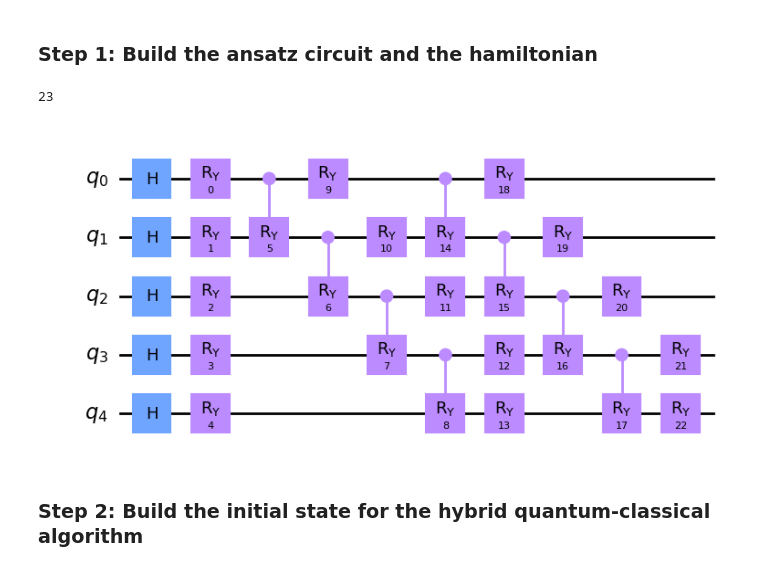
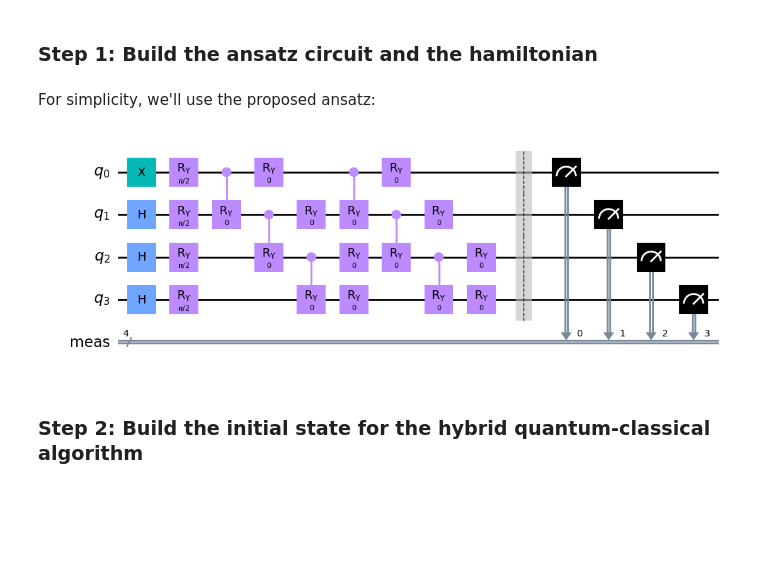
Before and after one commit to FelixXu35/Qisikit_Hackathon_BCN, a Jupyter notebook: Moodys_challenge_submission.ipynb, the cells around one changed output. Saved outputs shown, nothing was run; the diff lists cells and outputs as text; code cells hidden in the pictures; blank space fills up the shorter version.

```diff
--- a/Moodys_challenge_submission.ipynb
+++ b/Moodys_challenge_submission.ipynb
@@ -11,47 +44,16 @@ from qiskit import QuantumCircuit
 # %% [markdown]
 ### **Step 1**: Build the ansatz circuit and the hamiltonian
-# %%
-# define the varitional form
-def var_form(params, n_qubits, rep):
-    """
-        params are the trainable parameters
-        n_qubits is the number of qubits in the ansatz
-        rep is the repetation of the controlled-RY group
-    """
-    # giving exceptions
-    if len(params) != n_qubits + rep*(2*n_qubits-1):
-        raise Exception("the number of parameters doesn't match")
-    if n_qubits < 2:
-        raise Exception("not enought qubits to build the ansatz")
-    if rep < 1:
-        raise Exception("the repetation must be at least 1")
-    if type(n_qubits) != int:
-        raise Exception("the number of qubits must be an integar")
-    if type(rep) != int:
-        raise Exception("the number of repetation must be an integar")
-
-    # build the circuit
-    qc = QuantumCircuit(n_qubits)
-    qc.h(range(n_qubits))
-    for n in range(n_qubits):
-        qc.ry(params[n], n)
-    for i in range(rep):
-        for n in range(n_qubits-1):
-            qc.cry(params[n_qubits+(2*n_qubits-1)*i+n], n, n+1)
-            qc.ry(params[n_qubits+(2*n_qubits-1)*i+n+n_qubits-1], n)
-        qc.ry(params[n_qubits+(2*n_qubits-1)*i+(2*n_qubits-2)], n_qubits-1)
-    display(qc.draw('mpl'))
-
-
-params = [i for i in range(23)]
-print(len(params))
-var_form(
-    params=params,
-    n_qubits=5,
-    rep=2
-)
-# %% [output]
-23
-[figure, removed]
+# %% [markdown]
+For simplicity, we'll use the proposed ansatz:
+# %%
+n_qbits=4
+rep = 2
+
+params = step1.get_init_params(n_qbits,rep)
+qc = step1.ansatz(params,n_qbits,rep)
+
+display(qc.draw('mpl'))
+# %% [output]
+[figure, added]
 # %% [markdown]
 ### **Step 2**: Build the initial state for the hybrid quantum-classical algorithm
```
Also changed, not shown: parts of 9 cells of this notebook, 2 other files.
